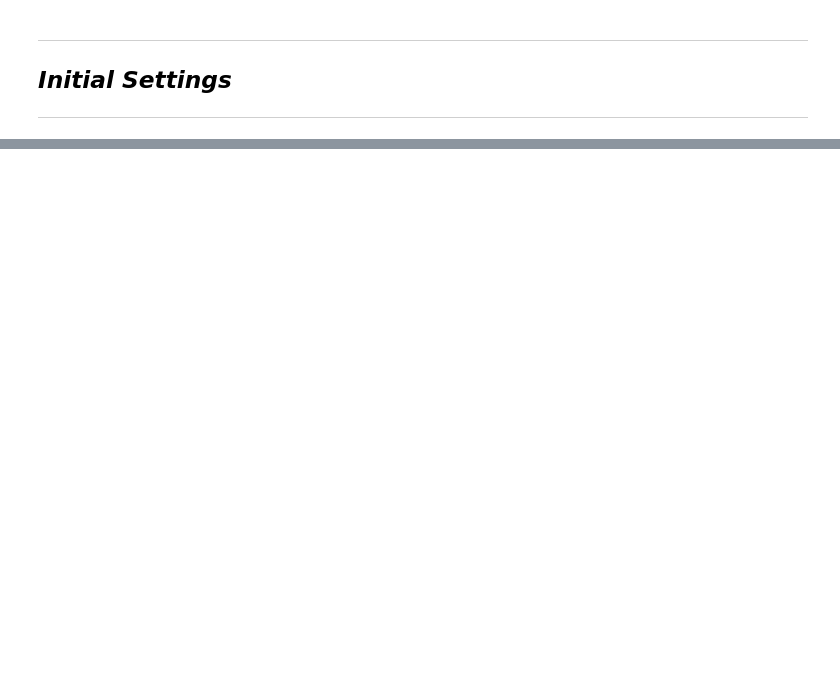
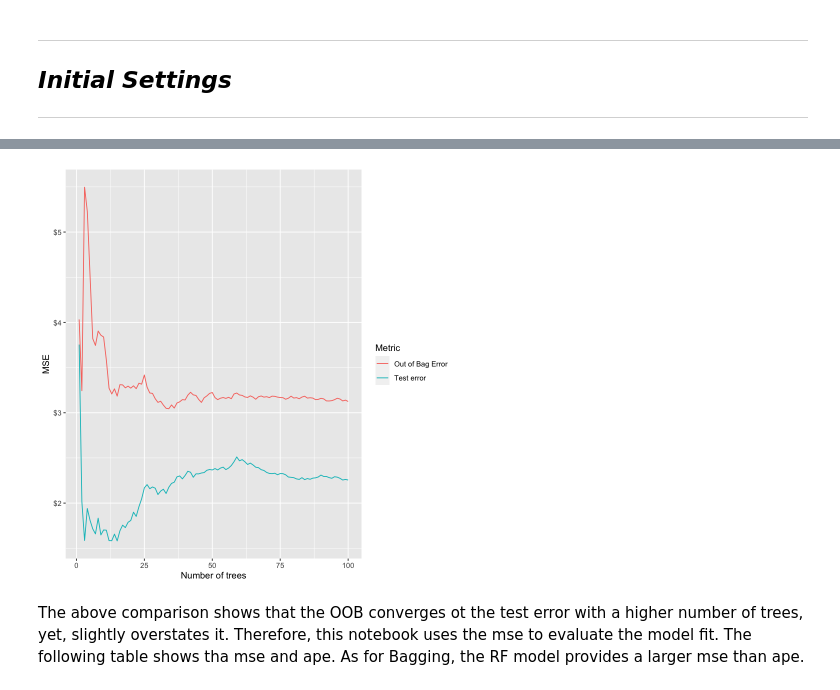
Before and after one commit to agaramow/student_performance, a Jupyter notebook: student_project.ipynb, the cells around one changed output, grey strips where cells are left out. Cells and saved outputs as stored; diff of their text form; code cells hidden in the pictures; blank space fills up the shorter version.

```diff
--- a/student_project.ipynb
+++ b/student_project.ipynb
@@ -44,0 +481,7 @@ getwd()
+# %%
+# Devide randomly the analysis data set into training and test data.
+set.seed(1010)
+train_test_list <- split_train_test_func(student_df, train_share)
+# %%
+train <- train_test_list$train
+test <- train_test_list$test
@@ -44,0 +525,3 @@ getwd()
+# %%
+p <- dim(train)[2] - 1 # m = p, all predictors at each step are considered.
+b <- 100 # Nr. of trees build.
@@ -44,0 +530,34 @@ getwd()
+# %%
+compare_oob_test_err_func <- function(train, test, p, b) {
+    oob_compare <- randomForest(G3_math ~ ., data = train,
+                                mtry = p, ntree = b, importance = FALSE,
+                                xtest = test[setdiff(names(test), "G3_math")],
+                                ytest = test$G3_math)
+
+    oob <- oob_compare$mse
+    ape <- oob_compare$test$mse
+
+    # Plot the errors.
+    table <- tibble::tibble(
+        `Out of Bag Error` = oob,
+        `Test error` = ape,
+        ntrees = 1:oob_compare$ntree
+        ) %>%
+        gather(Metric, MSE, -ntrees) %>%
+        ggplot(aes(ntrees, MSE, color = Metric)) +
+        geom_line() +
+        scale_y_continuous(labels = scales::dollar) +
+        xlab("Number of trees")
+
+    return(list(tab = table, model = oob_compare))
+}
+# %%
+set.seed(101)
+compare_oob_test_err_list <- compare_oob_test_err_func(train, test, p, b)
+compare_oob_test_err_tab <- compare_oob_test_err_list$tab
+compare_oob_test_err_mod <- compare_oob_test_err_list$model
+compare_oob_test_err_tab
+# %% [output]
+[figure, added]
+# %% [markdown]
+The above comparison shows that the OOB converges ot the test error with a higher number of trees, yet, slightly overstates it. Therefore, this notebook uses the mse to evaluate the model fit. The following table shows tha mse and ape. As for Bagging, the RF model provides a larger mse than ape.
```
Also changed, not shown: parts of 178 cells of this notebook, 11 other files.
